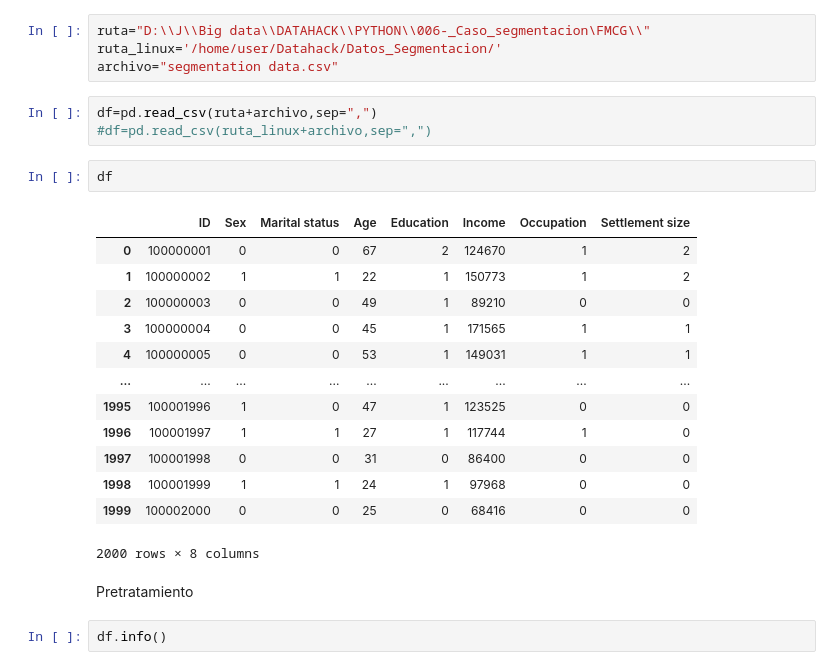
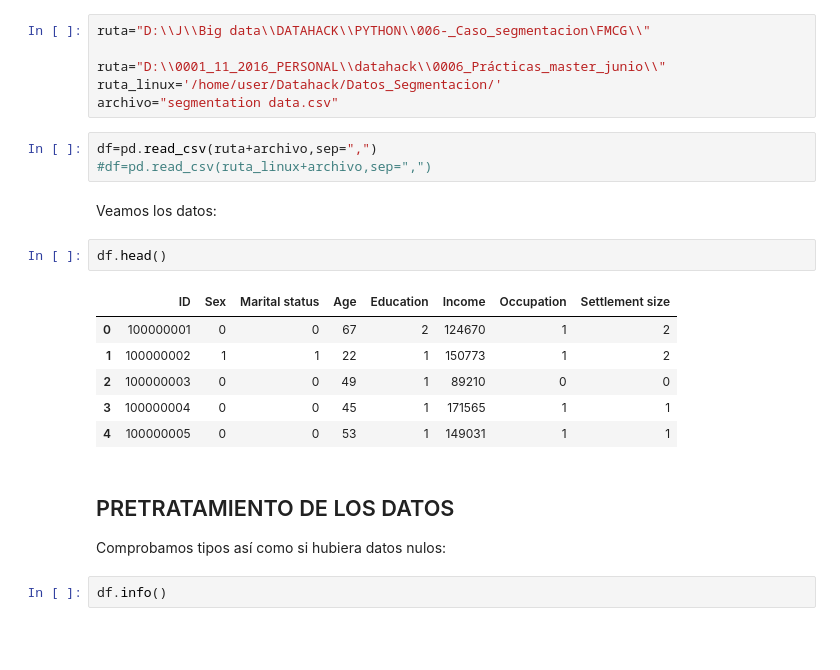
Before and after one commit to ymgabaldon/Ej_segmentacion, a Jupyter notebook: Analisis retail online.ipynb, the cells around one changed output. Drawn from its saved outputs; the diff is of its cells as text; blank space fills up the shorter version.

```diff
--- a/Analisis retail online.ipynb
+++ b/Analisis retail online.ipynb
@@ -12,29 +71,28 @@ plt.style.use("ggplot")
 warnings.filterwarnings("ignore")
 # %%
 ruta="D:\\J\\Big data\\DATAHACK\\PYTHON\\006-_Caso_segmentacion\FMCG\\"
+
+ruta="D:\\0001_11_2016_PERSONAL\\datahack\\0006_Prácticas_master_junio\\"
 ruta_linux='/home/user/Datahack/Datos_Segmentacion/'
 archivo="segmentation data.csv"
 # %%
 df=pd.read_csv(ruta+archivo,sep=",")
 #df=pd.read_csv(ruta_linux+archivo,sep=",")
+# %% [markdown]
+Veamos los datos:
 # %%
-df
+df.head()
 # %% [output]
 |  | ID | Sex | Marital status | Age | Education | Income | Occupation | Settlement size |
 | 0 | 100000001 | 0 | 0 | 67 | 2 | 124670 | 1 | 2 |
 | 1 | 100000002 | 1 | 1 | 22 | 1 | 150773 | 1 | 2 |
 | 2 | 100000003 | 0 | 0 | 49 | 1 | 89210 | 0 | 0 |
 | 3 | 100000004 | 0 | 0 | 45 | 1 | 171565 | 1 | 1 |
 | 4 | 100000005 | 0 | 0 | 53 | 1 | 149031 | 1 | 1 |
-| ... | ... | ... | ... | ... | ... | ... | ... | ... |
-| 1995 | 100001996 | 1 | 0 | 47 | 1 | 123525 | 0 | 0 |
-| 1996 | 100001997 | 1 | 1 | 27 | 1 | 117744 | 1 | 0 |
-| 1997 | 100001998 | 0 | 0 | 31 | 0 | 86400 | 0 | 0 |
-| 1998 | 100001999 | 1 | 1 | 24 | 1 | 97968 | 0 | 0 |
-| 1999 | 100002000 | 0 | 0 | 25 | 0 | 68416 | 0 | 0 |
-2000 rows × 8 columns
-# %% [markdown]
-Pretratamiento
+# %% [markdown]
+## PRETRATAMIENTO DE LOS DATOS
+
+Comprobamos tipos así como si hubiera datos nulos:
 # %%
 df.info()
 # %% [output]
```
Also changed, not shown: parts of 107 cells of this notebook.
